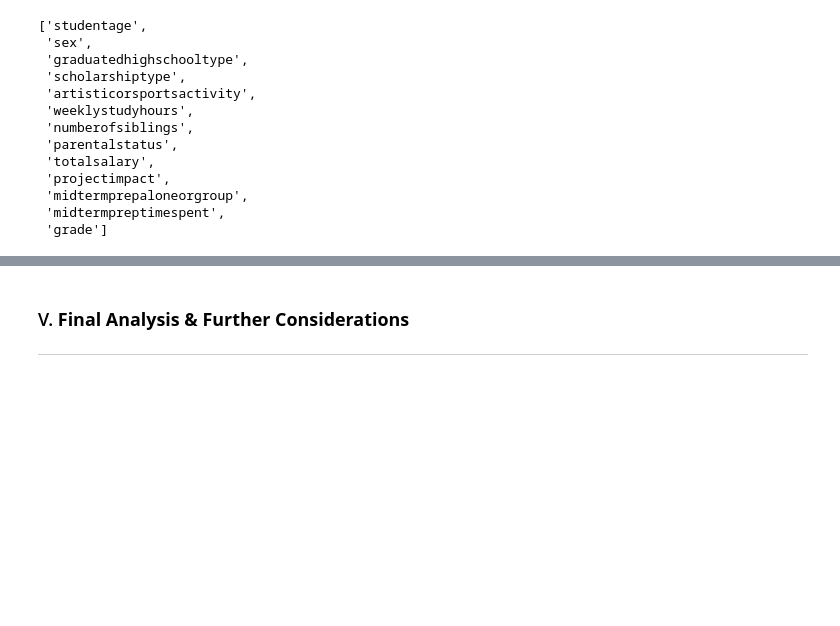
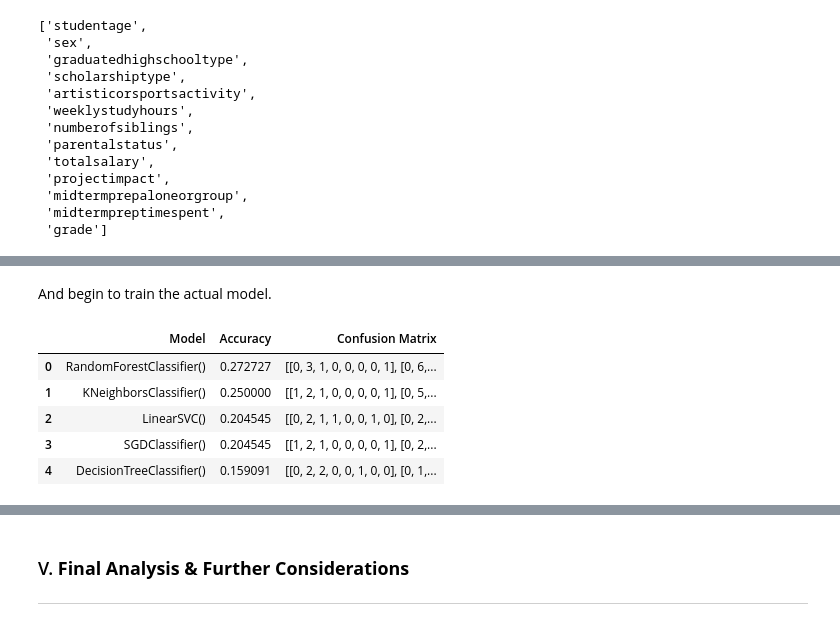
Before and after one commit to andreawcy/Project_4_Online-course-engagement-analysis, a Jupyter notebook: notebook_draft.ipynb, the cells around one changed output, grey strips where cells are left out. Drawn from its saved outputs; the diff is of its cells as text; code cells hidden in the pictures; blank space fills up the shorter version.

```diff
--- a/notebook_draft.ipynb
+++ b/notebook_draft.ipynb
@@ -545,6 +564,11 @@ data_corr = data_corr.drop('studentid', axis= 1)
 
 corr_ = data_corr.corr()['grade']
 columns_corr = [corr_fs_grade.index[i] for i, value in enumerate(corr_) if value > value_corr or value < - value_corr]
+
+# We don't need any of the ID columns, so we'll remove those.
+columns_corr.remove('activityid')
+columns_corr.remove('performanceid')
+columns_corr.remove('backgroundid')
 columns_corr
 # %% [output]
 ['sex',
@@ -761,0 +838,4 @@ features
+# %%
+scaler = StandardScaler()
+X = scaler.fit_transform(X)
+X
@@ -761,0 +856,28 @@ features
+# %% [markdown]
+And begin to train the actual model.
+# %%
+X_train, X_test, y_train, y_test = train_test_split(X, y, test_size=0.30, random_state=42)
+# %%
+def modeling(X_train, X_test, y_train, y_test):
+    models_scores = pd.DataFrame(columns=['Model','Accuracy','Confusion Matrix'])
+    models = [LinearSVC(),SGDClassifier(),DecisionTreeClassifier(),KNeighborsClassifier(),RandomForestClassifier()]
+
+    for i, model in enumerate(models):
+        model.fit(X_train, y_train)
+        y_pred = model.predict(X_test)
+        acc = accuracy_score(y_test, y_pred)
+        cf_matrix = confusion_matrix(y_test, y_pred)
+        row = pd.DataFrame([{'Model':str(model),'Accuracy':acc,'Confusion Matrix':cf_matrix}])
+        models_scores = pd.concat([models_scores, row], ignore_index=True)
+    models_scores.sort_values(by='Accuracy', ascending=False, ignore_index=True)
+    return models_scores
+
+models_scores = modeling(X_train, X_test, y_train, y_test)
+models_scores.sort_values(by='Accuracy', ascending=False, ignore_index=True)
+# %% [output]
+|  | Model | Accuracy | Confusion Matrix |
+| 0 | RandomForestClassifier() | 0.272727 | [[0, 3, 1, 0, 0, 0, 0, 1], [0, 6,... |
+| 1 | KNeighborsClassifier() | 0.250000 | [[1, 2, 1, 0, 0, 0, 0, 1], [0, 5,... |
+| 2 | LinearSVC() | 0.204545 | [[0, 2, 1, 1, 0, 0, 1, 0], [0, 2,... |
+| 3 | SGDClassifier() | 0.204545 | [[1, 2, 1, 0, 0, 0, 0, 1], [0, 2,... |
+| 4 | DecisionTreeClassifier() | 0.159091 | [[0, 2, 2, 0, 0, 1, 0, 0], [0, 1,... |
```
Also changed, not shown: parts of 40 cells of this notebook.
